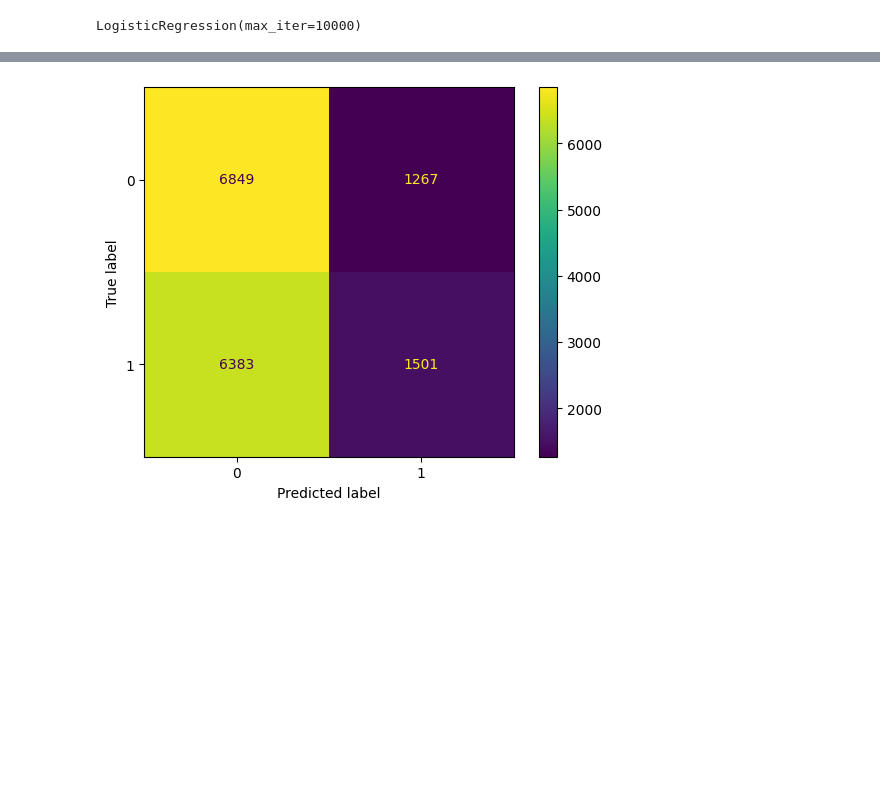
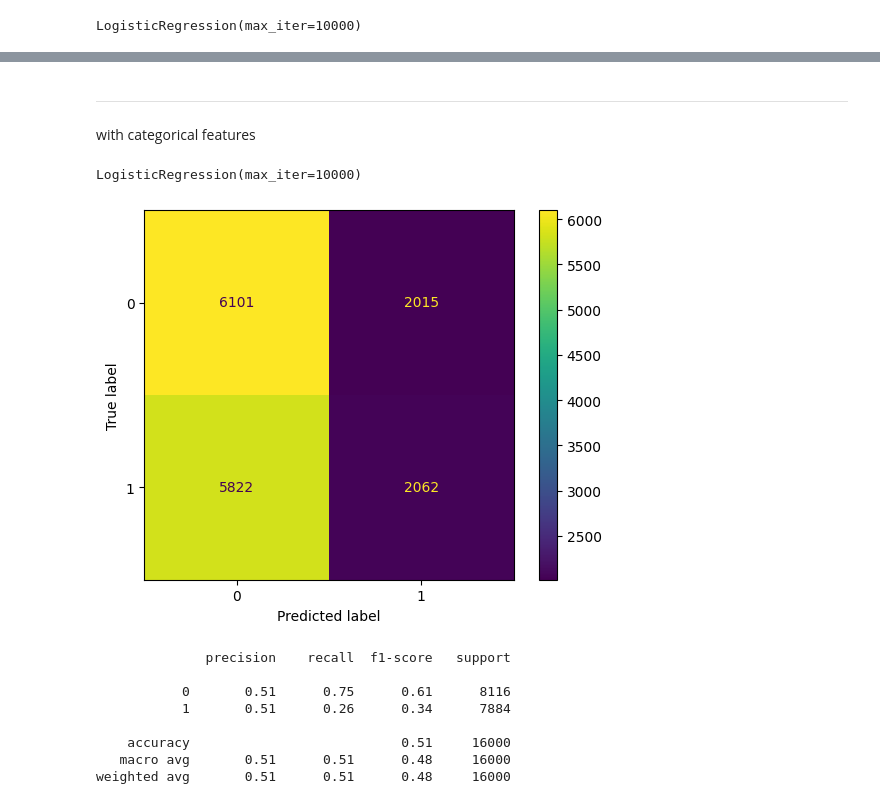
Before and after one commit to Kasymkhankhubiyev/AISiriusSpring2024, a Jupyter notebook: lab_02.ipynb, the cells around one changed output, grey strips where cells are left out. Drawn from its saved outputs; the diff is of its cells as text; code cells hidden in the pictures; blank space fills up the shorter version.

```diff
--- a/lab_02.ipynb
+++ b/lab_02.ipynb
@@ -193,0 +258,4 @@ X_train, X_test, y_train, y_test = train_test_split(X, y, test_size=0.2, random_
+# %%
+for feature in features[1:]:
+    print(f'[train] {feature}: mean = {X_train[feature].mean():.3f}, std = {X_train[feature].std():.3f}')
+    print(f'[test] {feature}: mean = {X_test[feature].mean():.3f}, std = {X_test[feature].std():.3f}')
@@ -250,8 +347,38 @@ DecisionTreeClassifier(max_depth=5)
+# %% [markdown]
+---
+with categorical features
+# %%
+X, y = df[[col for col in df.columns if col not in [target_feature, 'Name']]], df['Valentine_Date'].values
+
+X_train, X_test, y_train, y_test = train_test_split(X, y, test_size=0.2, random_state=RANDOM_SEED)
+# %%
+# normalize and center incomes
+for feature in num_features[1:]: # except Age
+    _scaler = Standrtization()
+    values = X_train[feature]
+    _centered_and_normalized = _scaler.fit_transform(values.values)
+
+    X_train[feature] = _centered_and_normalized
+    X_test[feature] = _scaler.transform(X_test[feature].values)
+# %%
+log_reg = LogisticRegression(max_iter=10**4)
+log_reg.fit(X_train, y_train)
+# %% [output]
+LogisticRegression(max_iter=10000)
 # %%
-prediction = dt_cl.predict(X_train)
+prediction = log_reg.predict(X_train)
 cm = confusion_matrix(y_train, prediction)
 disp = ConfusionMatrixDisplay(cm)
 disp.plot()
 plt.show()
+print(classification_report(y_train, prediction))
 # %% [output]
-[figure, old version]
+[figure, new version]
+              precision    recall  f1-score   support
+
+           0       0.51      0.75      0.61      8116
+           1       0.51      0.26      0.34      7884
+
+    accuracy                           0.51     16000
+   macro avg       0.51      0.51      0.48     16000
+weighted avg       0.51      0.51      0.48     16000
```
Also changed, not shown: parts of 37 cells of this notebook, 1 other file.
